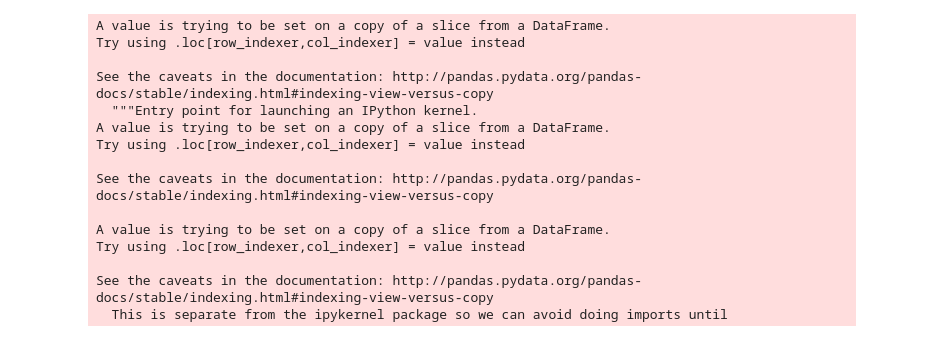
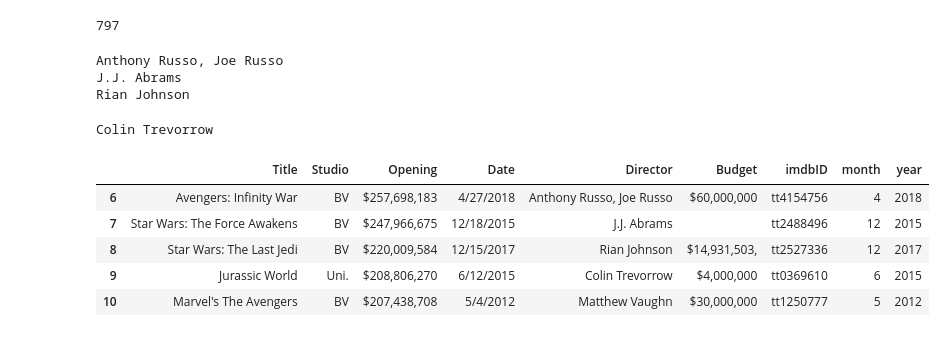
Before and after one commit to ddrossi93/Opening-Box-Office-Predictor, a Jupyter notebook: tester.ipynb, the cells around one changed output. Saved outputs shown, nothing was run; the diff lists cells and outputs as text; code cells hidden in the pictures.

```diff
--- a/tester.ipynb
+++ b/tester.ipynb
@@ -46,2 +176,0 @@ weekend_box = weekend_box.iloc[1:]
-# %%
-weekend_box = weekend_box[['Title (click to view)', 'Studio', 'Opening*', 'Date**']]
@@ -50,20 +177,4 @@ weekend_box.columns = ['Title', 'Studio', 'Opening', 'Date']
-# %%
-weekend_box['Director'] = ''
-weekend_box['Budget'] = ''
-weekend_box['imdbID'] = ''
-# %% [output]
-A value is trying to be set on a copy of a slice from a DataFrame.
-Try using .loc[row_indexer,col_indexer] = value instead
-
-See the caveats in the documentation: http://pandas.pydata.org/pandas-docs/stable/indexing.html#indexing-view-versus-copy
-  """Entry point for launching an IPython kernel.
-A value is trying to be set on a copy of a slice from a DataFrame.
-Try using .loc[row_indexer,col_indexer] = value instead
-
-See the caveats in the documentation: http://pandas.pydata.org/pandas-docs/stable/indexing.html#indexing-view-versus-copy
-
-A value is trying to be set on a copy of a slice from a DataFrame.
-Try using .loc[row_indexer,col_indexer] = value instead
-
-See the caveats in the documentation: http://pandas.pydata.org/pandas-docs/stable/indexing.html#indexing-view-versus-copy
-  This is separate from the ipykernel package so we can avoid doing imports until
+# %%
+len(weekend_box)
+# %% [output]
+797
@@ -69,0 +183,28 @@ See the caveats in the documentation: http://pandas.pydata.org/pandas-docs/stabl
+# %%
+for index, row in weekend_box.head().iterrows():
+    t = str(row['Title'])
+    t = t.replace(":","")
+    t = t.replace("'","")
+    t = t.replace(' ', '+')
+    search = omdb + t
+    try:
+        results = req.get(search).json()
+        print(results['Director'])
+        weekend_box.set_value(index, 'Director', results['Director'])
+        weekend_box.set_value(index, 'imdbID', results['imdbID'])
+    except:
+        continue
+# %% [output]
+Anthony Russo, Joe Russo
+J.J. Abrams
+Rian Johnson
+Colin Trevorrow
+# %%
+weekend_box.to_csv('before_imdb.csv')
+# %% [output]
+|  | Title | Studio | Opening | Date | Director | Budget | imdbID | month | year |
+| 6 | Avengers: Infinity War | BV | $257,698,183 | 4/27/2018 | Anthony Russo, Joe Russo | $60,000,000 | tt4154756 | 4 | 2018 |
+| 7 | Star Wars: The Force Awakens | BV | $247,966,675 | 12/18/2015 | J.J. Abrams |  | tt2488496 | 12 | 2015 |
+| 8 | Star Wars: The Last Jedi | BV | $220,009,584 | 12/15/2017 | Rian Johnson | $14,931,503, | tt2527336 | 12 | 2017 |
+| 9 | Jurassic World | Uni. | $208,806,270 | 6/12/2015 | Colin Trevorrow | $4,000,000 | tt0369610 | 6 | 2015 |
+| 10 | Marvel's The Avengers | BV | $207,438,708 | 5/4/2012 | Matthew Vaughn | $30,000,000 | tt1250777 | 5 | 2012 |
```
Also changed, not shown: parts of 32 cells of this notebook, 1 other file.
